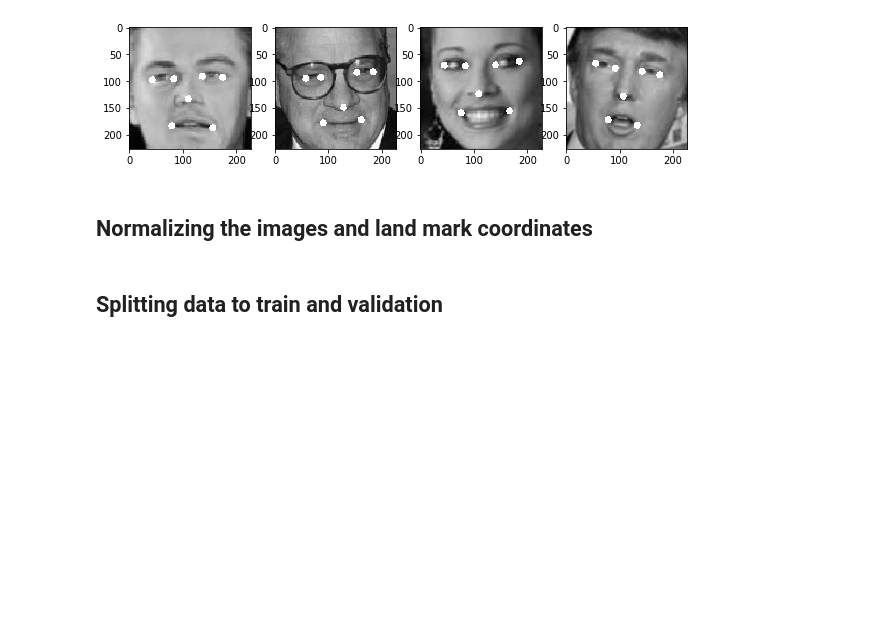
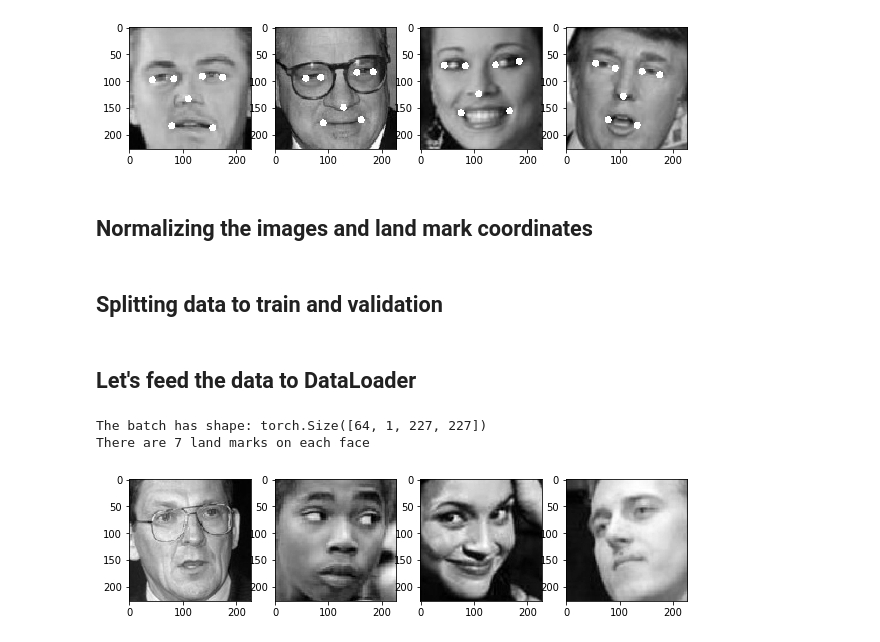
Before and after one commit to reza-asad/Facial-Landmark-Regression, a Jupyter notebook: FacialLandmarkDetection.ipynb, the cells around one changed output. Drawn from its saved outputs; the diff is of its cells as text; code cells hidden in the pictures; blank space fills up the shorter version.

Commit message:
The data was successfully passed to the DataLoader and images were visualized.

```diff
--- a/FacialLandmarkDetection.ipynb
+++ b/FacialLandmarkDetection.ipynb
@@ -56,3 +56,28 @@ data.ScaleImages()
 ## Splitting data to train and validation
 # %%
 data.DataSplit()
+# %% [markdown]
+## Let's feed the data to DataLoader
+# %%
+from torch.utils.data import DataLoader
+
+trainDataSet = LFWDataset(data.Xtrain, data.yTrain)
+valDataSet = LFWDataset(data.Xval, data.yVal)
+solver = Solver(trainDataSet, valDataSet, batchSize=64)
+# %%
+# Now I'm going to read a few data examples from the DataLoader and plot them
+idx, (img, landMarks) = next(enumerate(solver.trainLoader))
+
+print("The batch has shape: {}".format(img.shape))
+print("There are {} land marks on each face".format(len(landMarks[0])))
+
+NUM_IMGS = 4
+N, C, H, W = img.shape
+figs, axes = plt.subplots(1, NUM_IMGS)
+for i in range(NUM_IMGS):
+    axes[i].imshow(img[i].reshape(H, W), cmap='gray')
+plt.show()
+# %% [output]
+The batch has shape: torch.Size([64, 1, 227, 227])
+There are 7 land marks on each face
+[figure, added]
```
Also changed, not shown: parts of 1 cell of this notebook, 2 other files.
